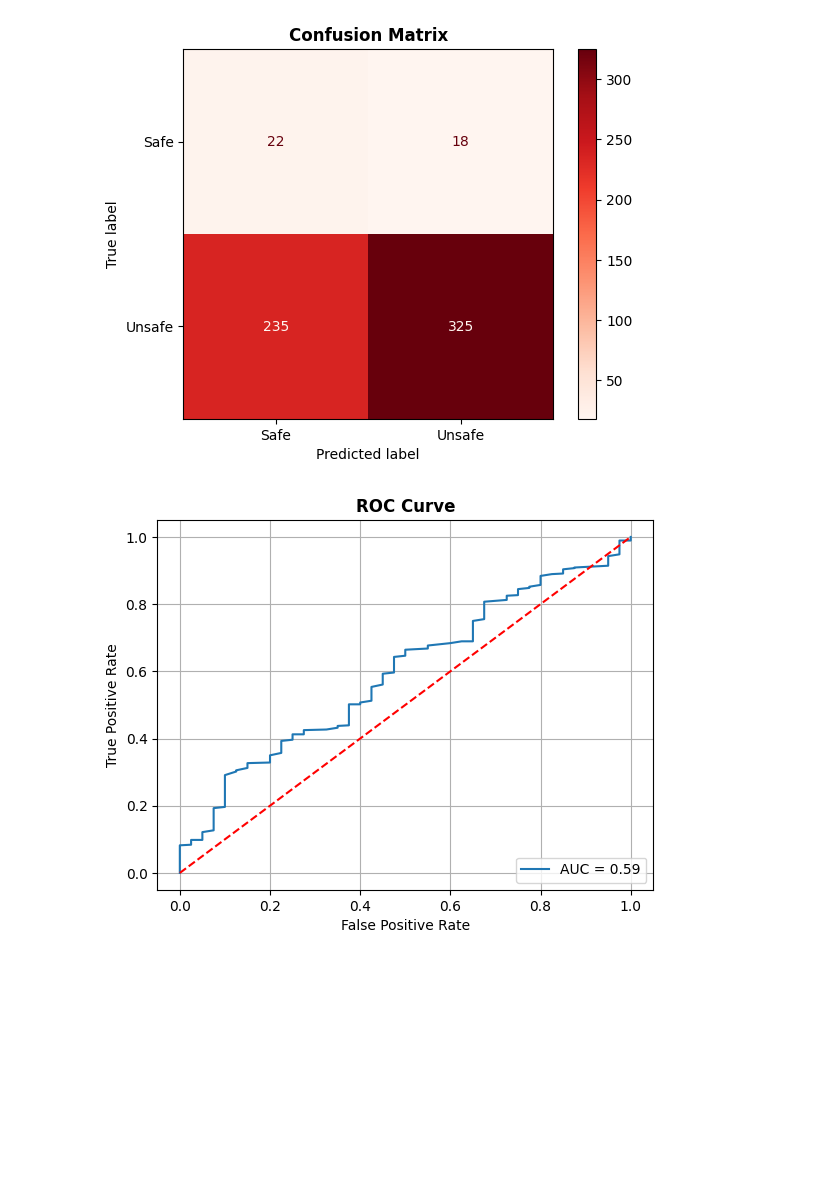
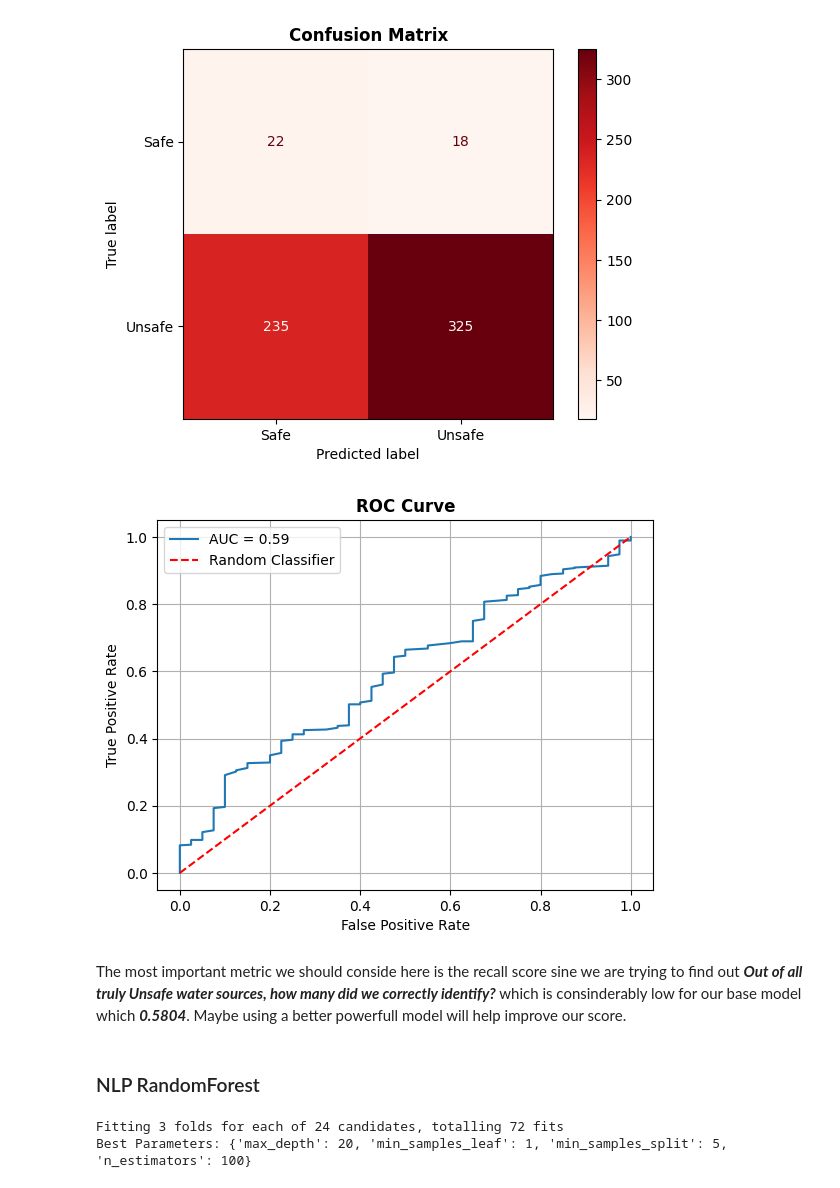
Before and after one commit to lewismwaki/cleanwaterai, a Jupyter notebook: notebooks/06_nlp_model_training.ipynb, the cells around one changed output. Saved outputs shown, nothing was run; the diff lists cells and outputs as text; code cells hidden in the pictures; blank space fills up the shorter version.

Commit message:
NLP random forst model using gridsearchcv

```diff
--- a/notebooks/06_nlp_model_training.ipynb
+++ b/notebooks/06_nlp_model_training.ipynb
@@ -485,11 +483,16 @@ plt.show()
 # %%
 # Roc Curve plot
 fpr, tpr, thresholds = roc_curve(y_test, y_probs)
 roc_auc = roc_auc_score(y_test, y_probs)
 RocCurveDisplay(fpr=fpr, tpr=tpr, roc_auc=roc_auc).plot()
 plt.plot([0, 1], [0, 1], linestyle='--', color='red', label='Random Classifier')
 plt.title('ROC Curve', weight='bold')
 plt.grid()
+plt.legend()
 plt.show()
 # %% [output]
-[figure, old version]
+[figure, new version]
+# %% [markdown]
+The most important metric we should conside here is the recall score sine we are trying to find out ***Out of all truly **Unsafe** water sources, how many did we correctly identify?*** which is consinderably low for our base model which ***0.5804***. Maybe using a better powerfull model will help improve our score.
+# %% [markdown]
+### NLP RandomForest
@@ -495,0 +503,24 @@ plt.show()
+# %%
+# initialize the model
+rf_model = RandomForestClassifier(random_state=42, class_weight='balanced')
+
+# Define the hyperparameters to tune
+param_grid = {
+    'n_estimators': [100, 200],
+    'max_depth': [None, 10, 20],
+    'min_samples_split': [2, 5],
+    'min_samples_leaf': [1, 2]
+}
+
+# initialize GridSearchCV
+GridSearchCV_model = GridSearchCV(estimator=rf_model, param_grid=param_grid,
+                                  scoring='f1_macro', cv=3, verbose=2, n_jobs=-1)
+# Fit the model
+GridSearchCV_model.fit(X_train, y_train)
+
+# Best parameters
+best_params = GridSearchCV_model.best_params_
+print(f'Best Parameters: {best_params}')
+# %% [output]
+Fitting 3 folds for each of 24 candidates, totalling 72 fits
+Best Parameters: {'max_depth': 20, 'min_samples_leaf': 1, 'min_samples_split': 5, 'n_estimators': 100}
```
Also changed, not shown: parts of 7 cells of this notebook.
